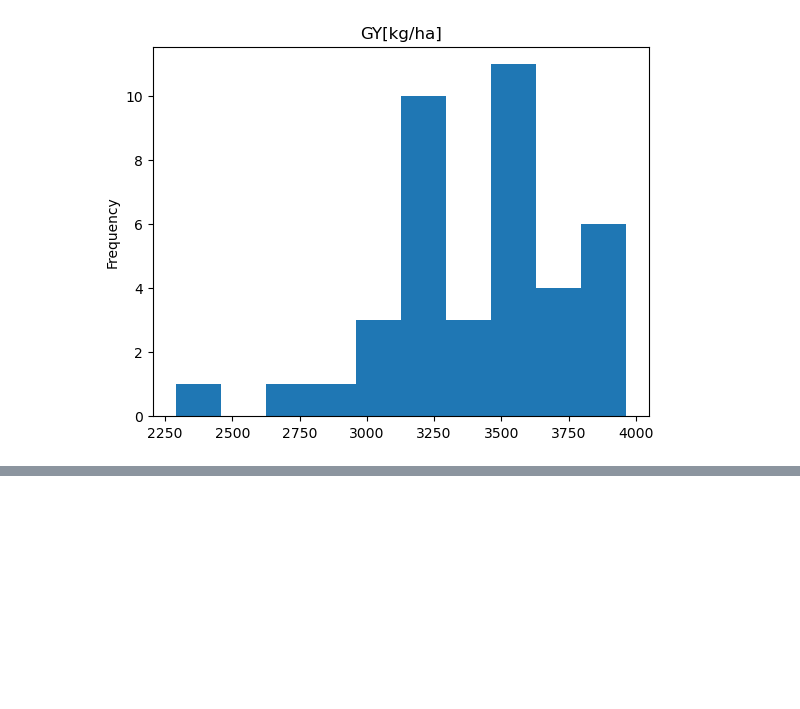
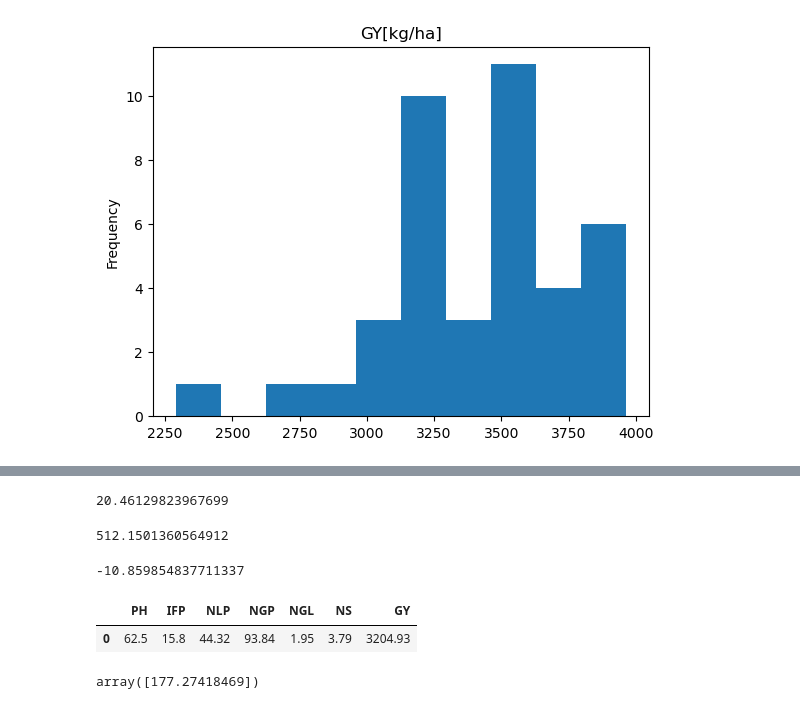
Before and after one commit to mateibotilca/Soybean-Predictions, a Jupyter notebook: main.ipynb, the cells around one changed output, grey strips where cells are left out. Cells and saved outputs as stored; diff of their text form; code cells hidden in the pictures; blank space fills up the shorter version.

```diff
--- a/main.ipynb
+++ b/main.ipynb
@@ -166,0 +281,12 @@ plt.show()
+# %%
+mean_absolute_error(predictions, y_test)
+# %% [output]
+20.46129823967699
+# %%
+mean_squared_error(predictions, y_test)
+# %% [output]
+512.1501360564912
+# %%
+r2_score(predictions, y_test)
+# %% [output]
+-10.859854837711337
@@ -166,0 +308,6 @@ plt.show()
+# %%
+my_cultivar = pd.read_csv('data/my_cultivar.csv')
+my_cultivar
+# %% [output]
+|  | PH | IFP | NLP | NGP | NGL | NS | GY |
+| 0 | 62.5 | 15.8 | 44.32 | 93.84 | 1.95 | 3.79 | 3204.93 |
@@ -166,0 +316,4 @@ plt.show()
+# %%
+MHG_prediction
+# %% [output]
+array([177.27418469])
```
Also changed, not shown: parts of 24 cells of this notebook, 4 other files.
